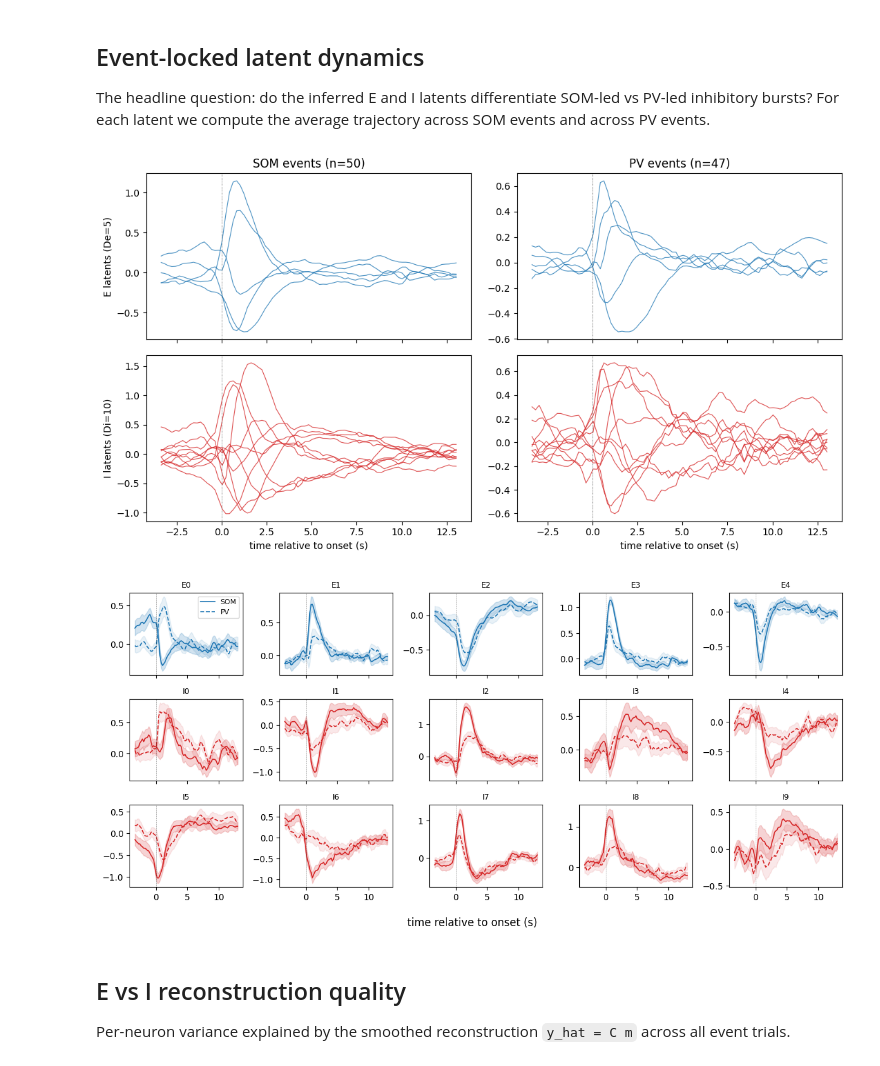
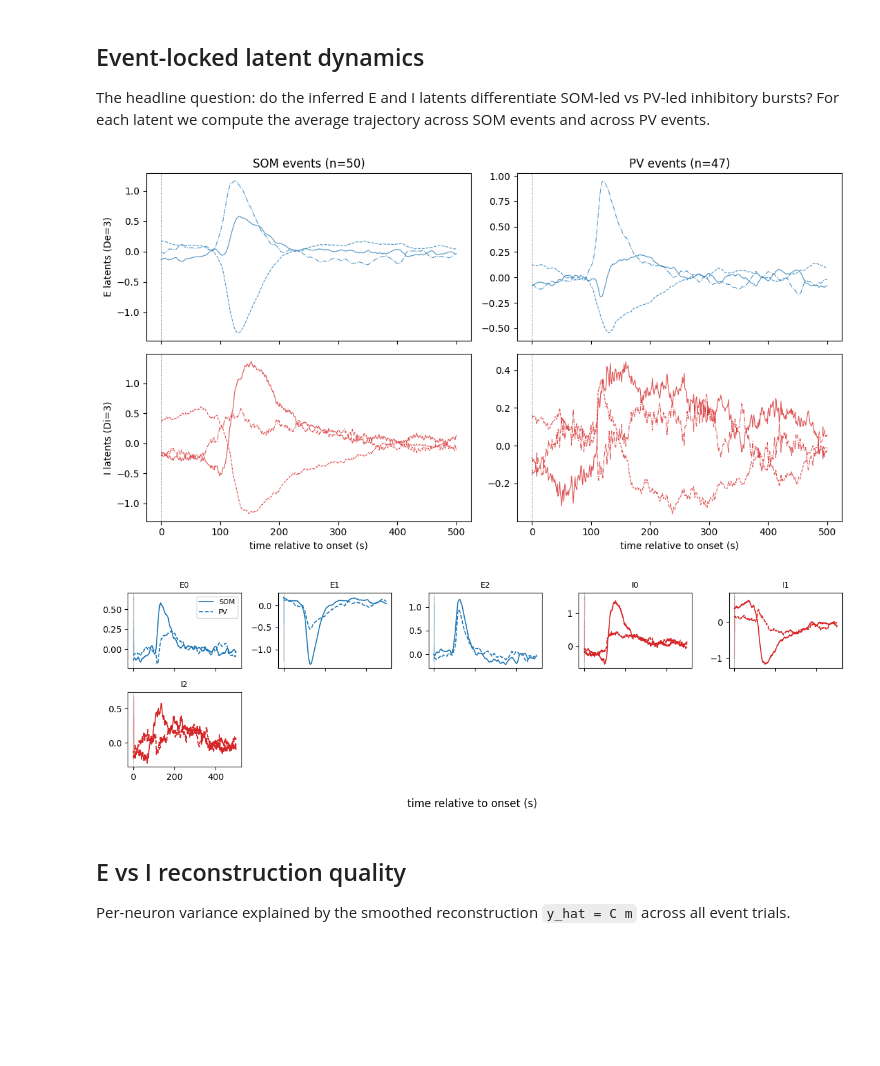
Before and after one commit to jeremyschroeter/pillow_lab_rotation, a Jupyter notebook: notebooks/explore_data.ipynb, the cells around one changed output. Drawn from its saved outputs; the diff is of its cells as text; code cells hidden in the pictures; blank space fills up the shorter version.

```diff
--- a/notebooks/explore_data.ipynb
+++ b/notebooks/explore_data.ipynb
@@ -178,0 +37,7 @@ fig.tight_layout()
+# %%
+obs_evt = dataset.obs_evt
+is_som = dataset.is_som
+is_pv = dataset.is_pv
+Ne = dataset.Ne
+Ni = dataset.Ni
+N = dataset.N
@@ -190,10 +133,9 @@ We use a small latent budget — `De=10` E latents and `Di=5` I latents. Random
 init is enough at this scale; switch to `init_params(obs_evt_jax)` for
 EIRNN/NMF init if EM gets stuck.
 # %%
-De, Di = 5, 10
+De, Di = 3, 3
 
 obs_evt_jax = jnp.asarray(obs_evt)
-model = CTDSJax(De=De, Di=Di, Ne=Ne, Ni=Ni, key=jax.random.PRNGKey(0))
-model.init_params()
-model.fit(obs_evt_jax, verbose=True, max_iter=30)
+model = CTDSJax(De=De, Di=Di, Ne=Ne, Ni=Ni, key=jax.random.PRNGKey(10))
+model.fit(obs_evt_jax, verbose=True, max_iter=30, init='random')
 # %% [output]
@@ -289,14 +231,16 @@ for col, (label, ev_i) in enumerate([('SOM example', ex_som), ('PV example', ex_
 
     e_pick = int(np.argmax(np.abs(y_obs[:, :Ne]).max(0)))
     i_pick = Ne + int(np.argmax(np.abs(y_obs[:, Ne:]).max(0)))
+    # e_pick = int(np.random.randint(0, Ne))
+    # i_pick = int(np.random.randint(Ne, N))
 
-    axes[0, col].plot(t_evt, y_obs[:, e_pick], color='k', lw=0.7, label='dF/F')
-    axes[0, col].plot(t_evt, y_hat[:, e_pick], color='C0', lw=1.0, label=r'$Cm$')
+    axes[0, col].plot(y_obs[:, e_pick], color='k', lw=0.7, label='dF/F')
+    axes[0, col].plot(y_hat[:, e_pick], color='C0', lw=1.0, label=r'$Cm$')
     axes[0, col].axvline(0, color='k', ls=':', lw=0.5)
     axes[0, col].set_title(f'{label} — E neuron {e_pick}')
 
-    axes[1, col].plot(t_evt, y_obs[:, i_pick], color='k', lw=0.7)
-    axes[1, col].plot(t_evt, y_hat[:, i_pick], color='C3', lw=1.0)
+    axes[1, col].plot(y_obs[:, i_pick], color='k', lw=0.7)
+    axes[1, col].plot(y_hat[:, i_pick], color='C3', lw=1.0)
     axes[1, col].axvline(0, color='k', ls=':', lw=0.5)
     axes[1, col].set_title(f'{label} — I neuron {i_pick - Ne}')
     axes[1, col].set_xlabel('time relative to onset (s)')
@@ -321,12 +265,13 @@ mu_pv,  sem_pv  = latent_avg(m_evt, is_pv)
 
 # All E and I latents overlaid, one panel per (population, condition)
 fig, axes = plt.subplots(2, 2, figsize=(11, 6), sharex=True)
+linestyles = ['-', '--', '-.']
 for d in range(De):
-    axes[0, 0].plot(t_evt, mu_som[:, d], color='C0', lw=0.8, alpha=0.8)
-    axes[0, 1].plot(t_evt, mu_pv[:, d],  color='C0', lw=0.8, alpha=0.8)
+    axes[0, 0].plot(mu_som[:, d], color='C0', lw=0.8, alpha=0.8, ls=linestyles[d])
+    axes[0, 1].plot(mu_pv[:, d],  color='C0', lw=0.8, alpha=0.8, ls=linestyles[d])
 for d in range(Di):
-    axes[1, 0].plot(t_evt, mu_som[:, De + d], color='C3', lw=0.8, alpha=0.8)
-    axes[1, 1].plot(t_evt, mu_pv[:, De + d],  color='C3', lw=0.8, alpha=0.8)
+    axes[1, 0].plot(mu_som[:, De + d], color='C3', lw=0.8, alpha=0.8, ls=linestyles[d])
+    axes[1, 1].plot(mu_pv[:, De + d],  color='C3', lw=0.8, alpha=0.8, ls=linestyles[d])
 
 axes[0, 0].set_title(f'SOM events (n={is_som.sum()})')
 axes[0, 1].set_title(f'PV events (n={is_pv.sum()})')
@@ -338,36 +283,36 @@ for ax in axes[-1]:
     ax.set_xlabel('time relative to onset (s)')
 fig.tight_layout()
 # %% [output]
-[figure, old version]
+[figure, new version]
 # %%
 # Per-latent SOM vs PV overlay — does each latent dimension distinguish
 # the two event types? Solid = SOM, dashed = PV; shaded = SEM across events.
 n_cols = 5
 n_rows = int(np.ceil((De + Di) / n_cols))
 fig, axes = plt.subplots(n_rows, n_cols, figsize=(2.4 * n_cols, 1.9 * n_rows),
                          sharex=True)
 axes = axes.flatten()
 for d in range(De + Di):
     is_E = d < De
     color = 'C0' if is_E else 'C3'
     label = f'{"E" if is_E else "I"}{d if is_E else d - De}'
-    axes[d].plot(t_evt, mu_som[:, d], color=color, lw=1.2, label='SOM')
-    axes[d].plot(t_evt, mu_pv[:, d],  color=color, lw=1.2, ls='--', label='PV')
-    axes[d].fill_between(t_evt,
+    axes[d].plot( mu_som[:, d], color=color, lw=1.2, label='SOM')
+    axes[d].plot( mu_pv[:, d],  color=color, lw=1.2, ls='--', label='PV')
+    axes[d].fill_between(
                          mu_som[:, d] - sem_som[:, d], mu_som[:, d] + sem_som[:, d],
                          color=color, alpha=0.2)
-    axes[d].fill_between(t_evt,
+    axes[d].fill_between(
                          mu_pv[:, d] - sem_pv[:, d], mu_pv[:, d] + sem_pv[:, d],
                          color=color, alpha=0.1)
     axes[d].axvline(0, color='k', ls=':', lw=0.4)
     axes[d].set_title(label, fontsize=9)
 for d in range(De + Di, len(axes)):
     axes[d].set_visible(False)
 axes[0].legend(fontsize=8)
 fig.supxlabel('time relative to onset (s)')
 fig.tight_layout()
 # %% [output]
-[figure, old version]
+[figure, new version]
 # %% [markdown]
 ## E vs I reconstruction quality
 
```
Also changed, not shown: parts of 19 cells of this notebook, 10 other files.
